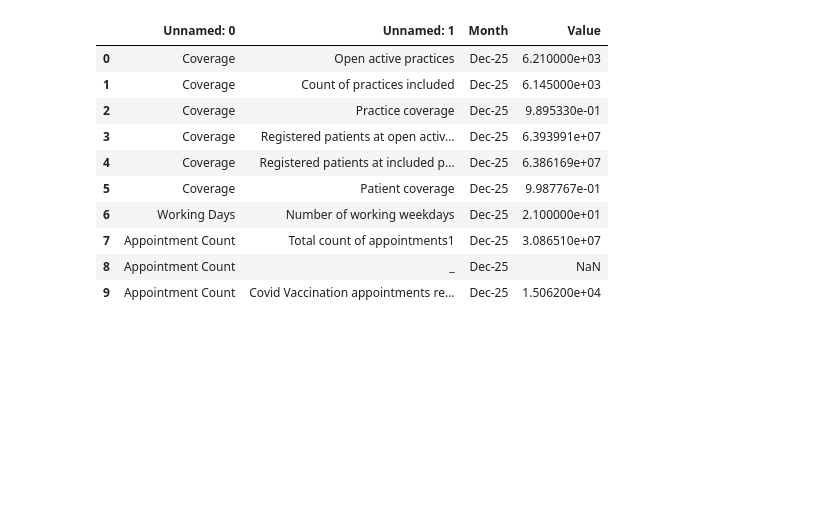
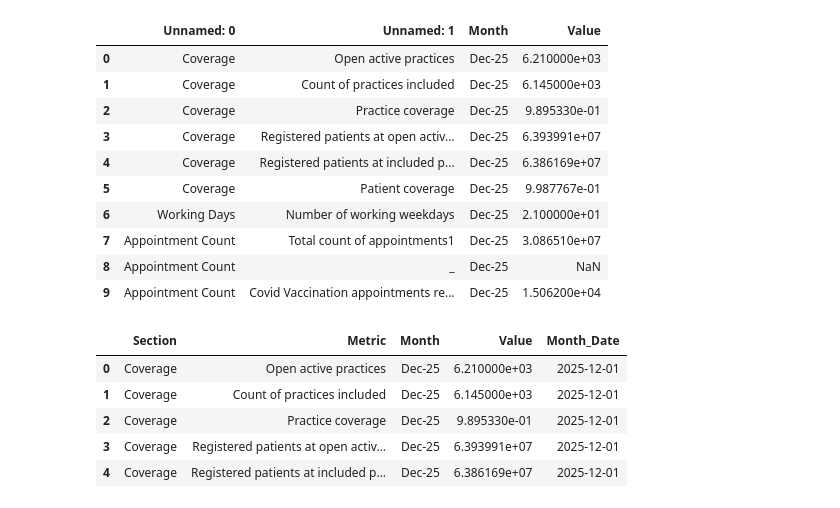
Before and after one commit to chinenyennabude/nhs-gp-performance-analysis, a Jupyter notebook: notebook/explore_nhs_data.ipynb, the cells around one changed output. Saved outputs shown, nothing was run; the diff lists cells and outputs as text; code cells hidden in the pictures; blank space fills up the shorter version.

```diff
--- a/notebook/explore_nhs_data.ipynb
+++ b/notebook/explore_nhs_data.ipynb
@@ -241,13 +226,20 @@ long_df.head(10)
 | 7 | Appointment Count | Total count of appointments1 | Dec-25 | 3.086510e+07 |
 | 8 | Appointment Count | _ | Dec-25 | NaN |
 | 9 | Appointment Count | Covid Vaccination appointments re... | Dec-25 | 1.506200e+04 |
-# %%
-
-
-def to_number(x):
-    if pd.isna(x):
-        return np.nan
-    x = str(x).strip().replace(",", "").replace("%", "")
-    return pd.to_numeric(x, errors="coerce")
-
-long_df["Value_num"] = long_df["Value"].apply(to_number)
+# %%
+# rename columns for clarity
+long_df = long_df.rename(columns={
+    "Unnamed: 0": "Section",
+    "Unnamed: 1": "Metric"
+})
+
+long_df["Month_Date"] = pd.to_datetime(long_df["Month"], format="%b-%y")
+
+long_df.head()
+# %% [output]
+|  | Section | Metric | Month | Value | Month_Date |
+| 0 | Coverage | Open active practices | Dec-25 | 6.210000e+03 | 2025-12-01 |
+| 1 | Coverage | Count of practices included | Dec-25 | 6.145000e+03 | 2025-12-01 |
+| 2 | Coverage | Practice coverage | Dec-25 | 9.895330e-01 | 2025-12-01 |
+| 3 | Coverage | Registered patients at open activ... | Dec-25 | 6.393991e+07 | 2025-12-01 |
+| 4 | Coverage | Registered patients at included p... | Dec-25 | 6.386169e+07 | 2025-12-01 |
```
Also changed, not shown: parts of 9 cells of this notebook.
